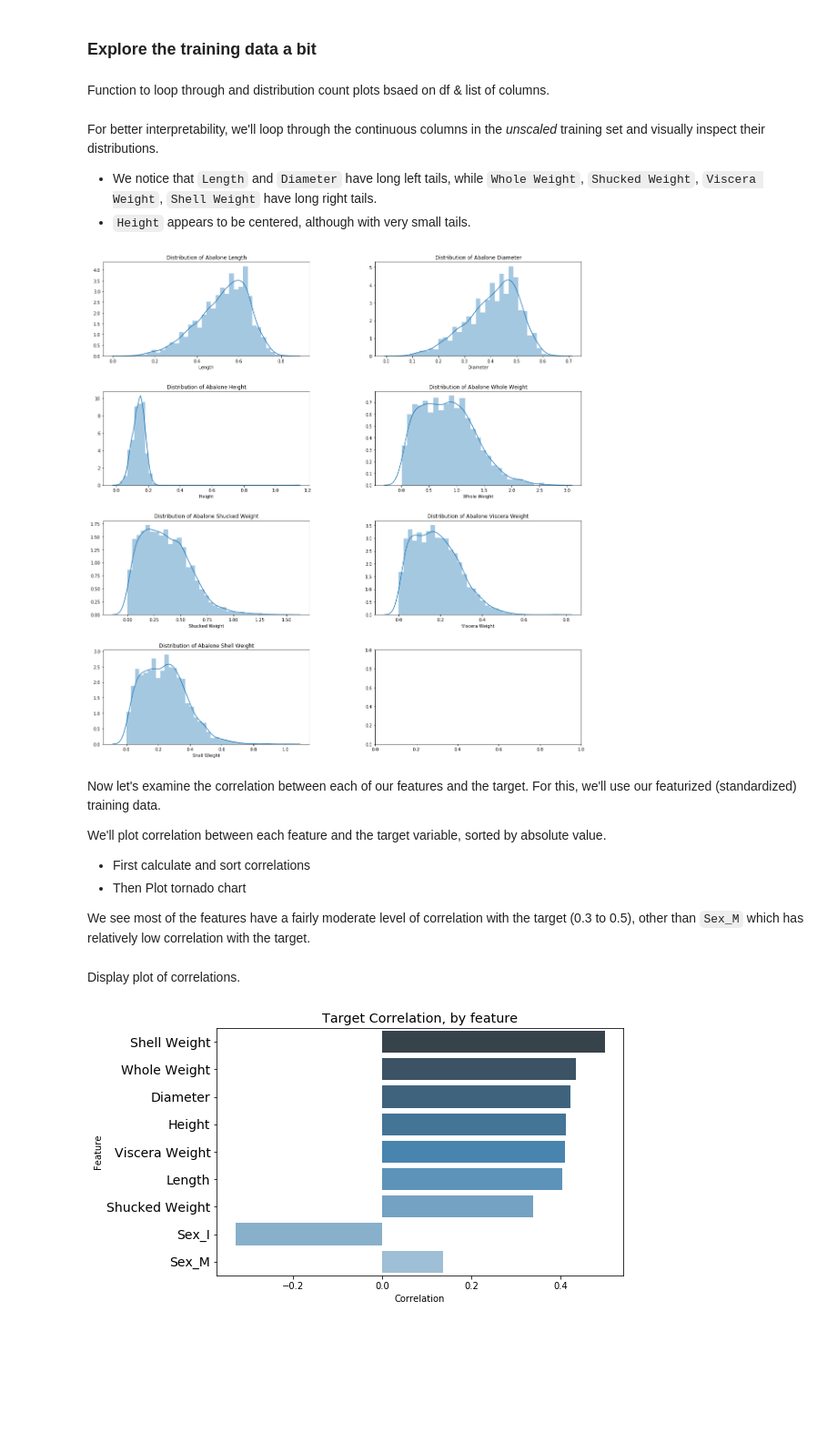
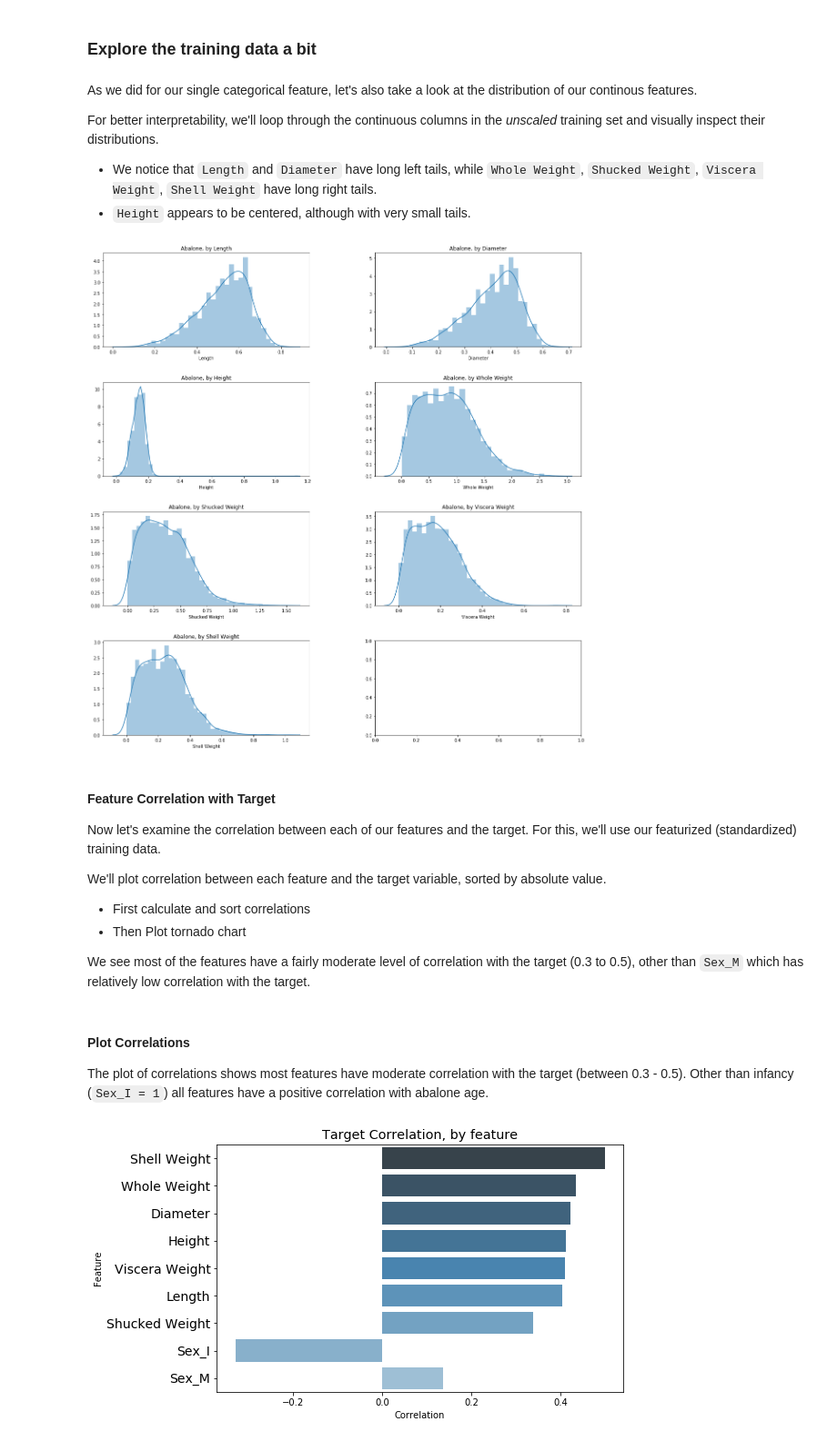
Before and after one commit to lukefiorio/abalone_fishing, a Jupyter notebook: L07-LukasFIorio.ipynb, the cells around one changed output. Shown at 91% size. Cells and saved outputs as stored; diff of their text form; code cells hidden in the pictures; blank space fills up the shorter version.

Commit message:
add commentary & improve plots

```diff
--- a/L07-LukasFIorio.ipynb
+++ b/L07-LukasFIorio.ipynb
@@ -258,40 +310,21 @@ print(y_train.value_counts())
 Name: Rings, dtype: int64
 # %% [markdown]
 ### Explore the training data a bit
-# %% [markdown]
-Function to loop through and distribution count plots bsaed on df & list of columns.
-# %%
-def dist_plots(df, col_list, n_cols):
-
-    # deduce nbr of rows needed for plot
-    n_rows = math.ceil(len(col_list) / n_cols)
-
-    # set figure, axis properties
-    fig, ax = plt.subplots(ncols = n_cols, nrows = n_rows)
-    fig.set_size_inches(16, 4 * n_rows)
-    fig.tight_layout(h_pad = 6, w_pad = 12)
-
-    # loop through each column & plot
-    for i, col in enumerate(col_list):
-
-        # compute row, col index
-        i_row = math.floor(i/n_cols)
-        i_col = i % n_cols
-
-        # make plots
-        sns.distplot(a = df[col], ax = ax[i_row][i_col]); # check dist of target (continous)
-        ax[i_row][i_col].title.set_text('Distribution of Abalone ' + col);
 # %% [markdown]
+As we did for our single categorical feature, let's also take a look at the distribution of our continous features.
+
 For better interpretability, we'll loop through the continuous columns in the *unscaled* training set and visually inspect their distributions.
 
 - We notice that `Length` and `Diameter` have long left tails, while `Whole Weight`, `Shucked Weight`, `Viscera Weight`, `Shell Weight` have long right tails.
 - `Height` appears to be centered, although with very small tails.
 # %%
 num_cols = X_train.select_dtypes(['float', 'int']).columns.to_list()
-dist_plots(X_train, num_cols, 2)
+dist_plots(X_train, num_cols, plot_type = 'distplot', n_cols = 2)
 # %% [output]
-[figure, old version]
+[figure, new version]
 # %% [markdown]
+#### Feature Correlation with Target
+
 Now let's examine the correlation between each of our features and the target.  For this, we'll use our featurized (standardized) training data.
 
 We'll plot correlation between each feature and the target variable, sorted by absolute value.
@@ -308,8 +341,10 @@ target_corr = X_train_featurized.apply(lambda x: x.corr(y_train))
 target_corr = target_corr.reindex(
     target_corr.abs().sort_values(ascending = False).index
     )
-# %% [markdown]
-Display plot of correlations.
+# %% [markdown]
+#### Plot Correlations
+
+The plot of correlations shows most features have moderate correlation with the target (between 0.3 - 0.5).  Other than infancy (`Sex_I = 1`) all features have a positive correlation with abalone age.
 # %%
 # index contains series values
 y_labels = target_corr.index
```
Also changed, not shown: parts of 31 cells of this notebook.
